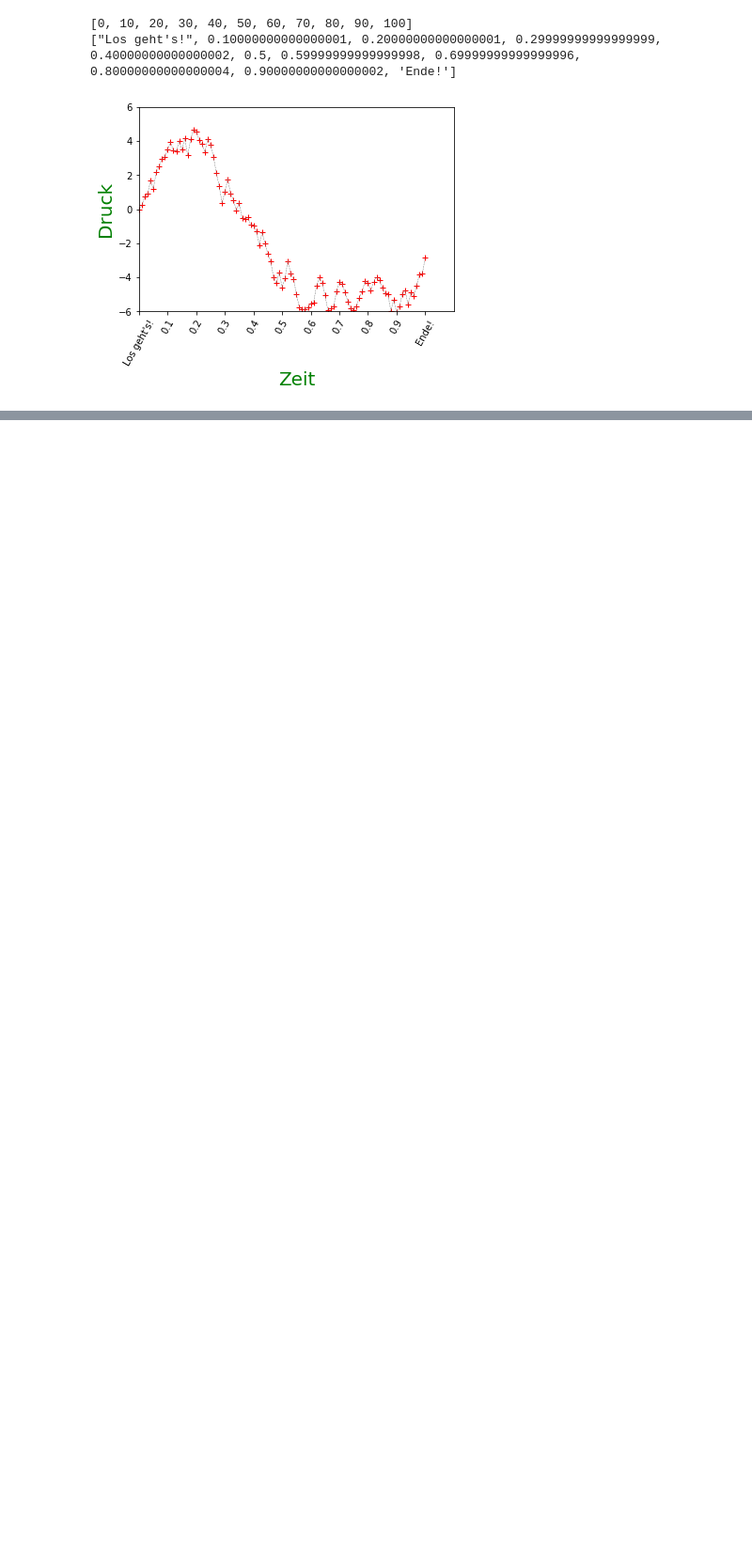
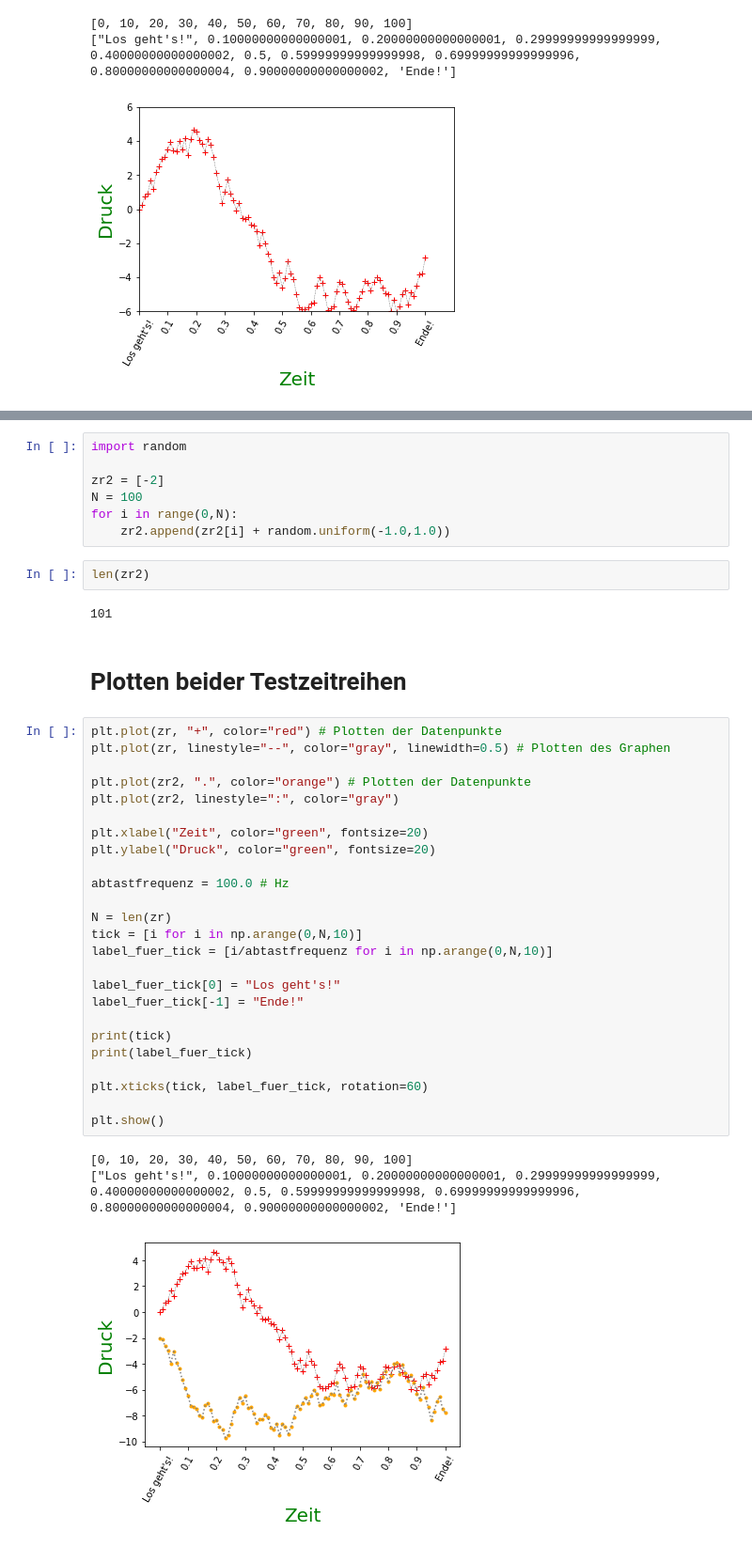
Before and after one commit to juebrauer/course_introduction_to_python, a Jupyter notebook: 07_matplotlib_grundlagen/matplotib_grundlagen.ipynb, the cells around one changed output, grey strips where cells are left out. Shown at 94% size. Cells and saved outputs as stored; diff of their text form; blank space fills up the shorter version.

Commit message:
Matplotlib intro: 1. generating a 2nd time series, 2. plotting it together with the 1st time series

```diff
--- a/07_matplotlib_grundlagen/matplotib_grundlagen.ipynb
+++ b/07_matplotlib_grundlagen/matplotib_grundlagen.ipynb
@@ -313,0 +316,42 @@ plt.show()
+# %%
+import random
+
+zr2 = [-2]
+N = 100
+for i in range(0,N):
+    zr2.append(zr2[i] + random.uniform(-1.0,1.0))
+# %%
+len(zr2)
+# %% [output]
+101
+# %% [markdown]
+# Plotten beider Testzeitreihen
+# %%
+plt.plot(zr, "+", color="red") # Plotten der Datenpunkte
+plt.plot(zr, linestyle="--", color="gray", linewidth=0.5) # Plotten des Graphen
+
+plt.plot(zr2, ".", color="orange") # Plotten der Datenpunkte
+plt.plot(zr2, linestyle=":", color="gray")
+
+plt.xlabel("Zeit", color="green", fontsize=20)
+plt.ylabel("Druck", color="green", fontsize=20)
+
+abtastfrequenz = 100.0 # Hz
+
+N = len(zr)
+tick = [i for i in np.arange(0,N,10)]
+label_fuer_tick = [i/abtastfrequenz for i in np.arange(0,N,10)]
+
+label_fuer_tick[0] = "Los geht's!"
+label_fuer_tick[-1] = "Ende!"
+
+print(tick)
+print(label_fuer_tick)
+
+plt.xticks(tick, label_fuer_tick, rotation=60)
+
+plt.show()
+# %% [output]
+[0, 10, 20, 30, 40, 50, 60, 70, 80, 90, 100]
+["Los geht's!", 0.10000000000000001, 0.20000000000000001, 0.29999999999999999, 0.40000000000000002, 0.5, 0.59999999999999998, 0.69999999999999996, 0.80000000000000004, 0.90000000000000002, 'Ende!']
+[figure, added]
```
Also changed, not shown: parts of 2 cells of this notebook.
